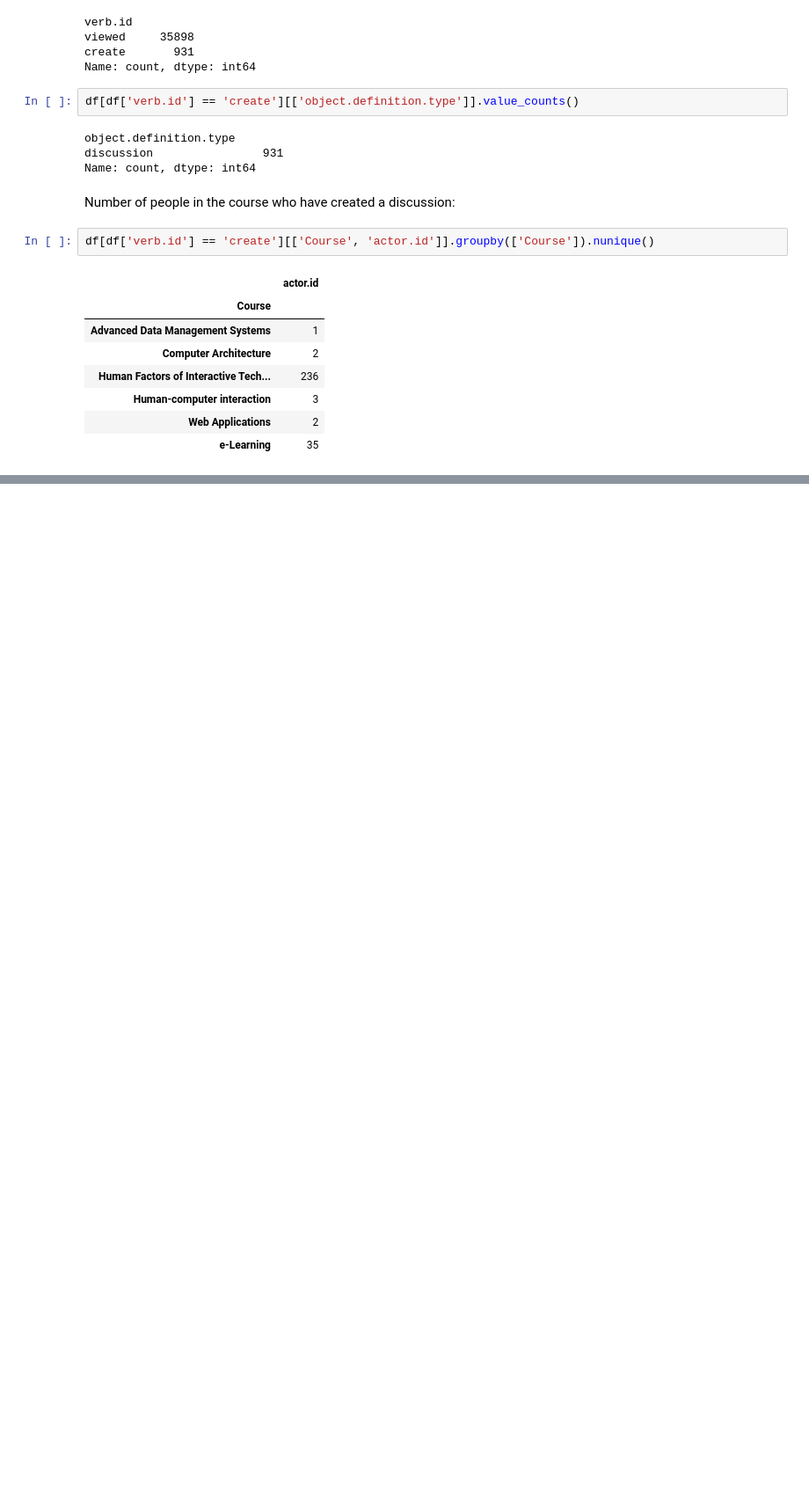
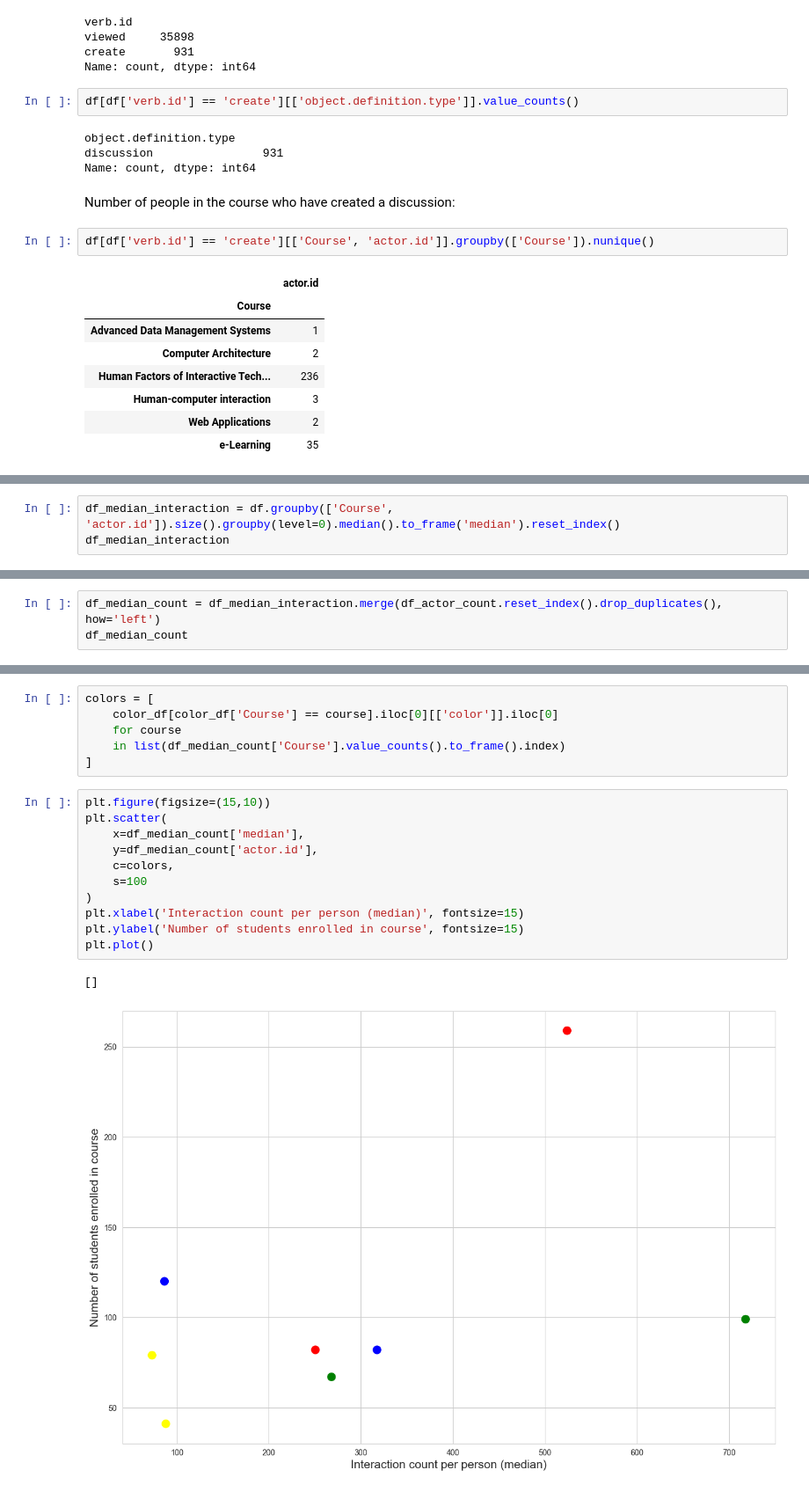
Before and after one commit to veneta13/ILEDA_hackathon, a Jupyter notebook: analysis/course_popularity.ipynb, the cells around one changed output, grey strips where cells are left out. Shown at 88% size. Drawn from its saved outputs; the diff is of its cells as text; blank space fills up the shorter version.

Commit message:
Add scatter plot to course popularity analysis

```diff
--- a/analysis/course_popularity.ipynb
+++ b/analysis/course_popularity.ipynb
@@ -190,0 +193,3 @@ df[df['verb.id'] == 'create'][['Course', 'actor.id']].groupby(['Course']).nuniqu
+# %%
+df_median_interaction = df.groupby(['Course', 'actor.id']).size().groupby(level=0).median().to_frame('median').reset_index()
+df_median_interaction
@@ -190,0 +206,3 @@ df[df['verb.id'] == 'create'][['Course', 'actor.id']].groupby(['Course']).nuniqu
+# %%
+df_median_count = df_median_interaction.merge(df_actor_count.reset_index().drop_duplicates(), how='left')
+df_median_count
@@ -190,0 +219,20 @@ df[df['verb.id'] == 'create'][['Course', 'actor.id']].groupby(['Course']).nuniqu
+# %%
+colors = [
+    color_df[color_df['Course'] == course].iloc[0][['color']].iloc[0]
+    for course
+    in list(df_median_count['Course'].value_counts().to_frame().index)
+]
+# %%
+plt.figure(figsize=(15,10))
+plt.scatter(
+    x=df_median_count['median'],
+    y=df_median_count['actor.id'],
+    c=colors,
+    s=100
+)
+plt.xlabel('Interaction count per person (median)', fontsize=15)
+plt.ylabel('Number of students enrolled in course', fontsize=15)
+plt.plot()
+# %% [output]
+[]
+[figure, added]
```
Also changed, not shown: parts of 3 cells of this notebook.
